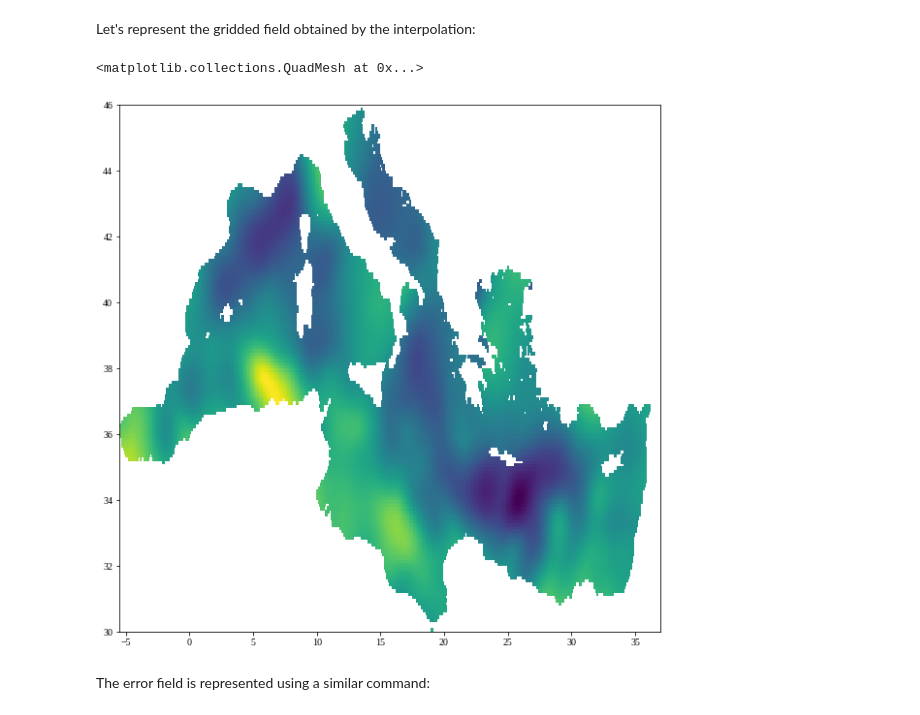
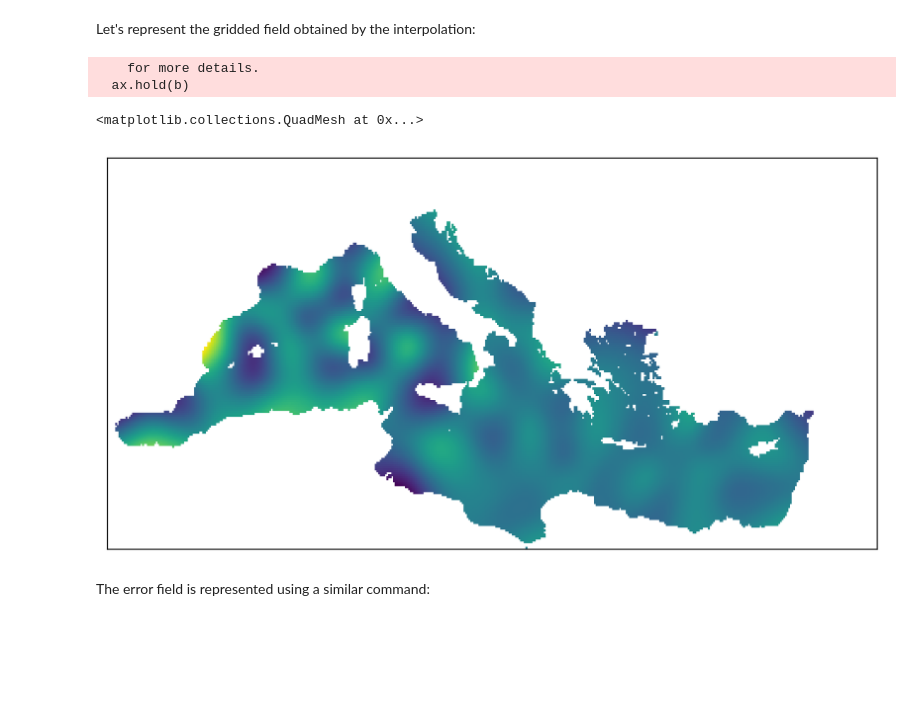
Before and after one commit to gher-uliege/DivaPythonTools, a Jupyter notebook: Notebooks/diva2D_altimetry.ipynb, the cells around one changed output. Cells and saved outputs as stored; diff of their text form; code cells hidden in the pictures; blank space fills up the shorter version.

```diff
--- a/Notebooks/diva2D_altimetry.ipynb
+++ b/Notebooks/diva2D_altimetry.ipynb
@@ -57,3 +49,8 @@ rcParams.update({'font.size': 16, 'figure.dpi': 300, 'savefig.bbox': 'tight'})
+# %%
+m = Basemap(projection='merc',
+            llcrnrlon=-6., llcrnrlat=30.,
+            urcrnrlon=40., urcrnrlat=48.,
+            lat_ts=39., resolution='i')
 # %% [markdown]
 ## Directories
 # %% [markdown]
@@ -170,11 +169,14 @@ Let's represent the gridded field obtained by the interpolation:
 # %%
 fig = plt.figure(figsize=(10, 10))
-results2D = pydiva2d.Diva2DResults(DivaFiles.result)
-results2D.add_to_plot('analysis')
+results2D = pydiva2d.Diva2DResults()
+results2D.read_from(DivaFiles.result)
+results2D.add_to_plot('analysis', m)
 #data2D.add_to_plot(cmap=plt.cm.viridis, s=.2)
 # %% [output]
-<matplotlib.collections.QuadMesh at 0x...>
+    for more details.
+  ax.hold(b)
+<matplotlib.collections.QuadMesh at 0x...>
-[figure, old version]
+[figure, new version]
 # %% [markdown]
 The error field is represented using a similar command:
 # %%
```
Also changed, not shown: parts of 7 cells of this notebook, 5 other files.
